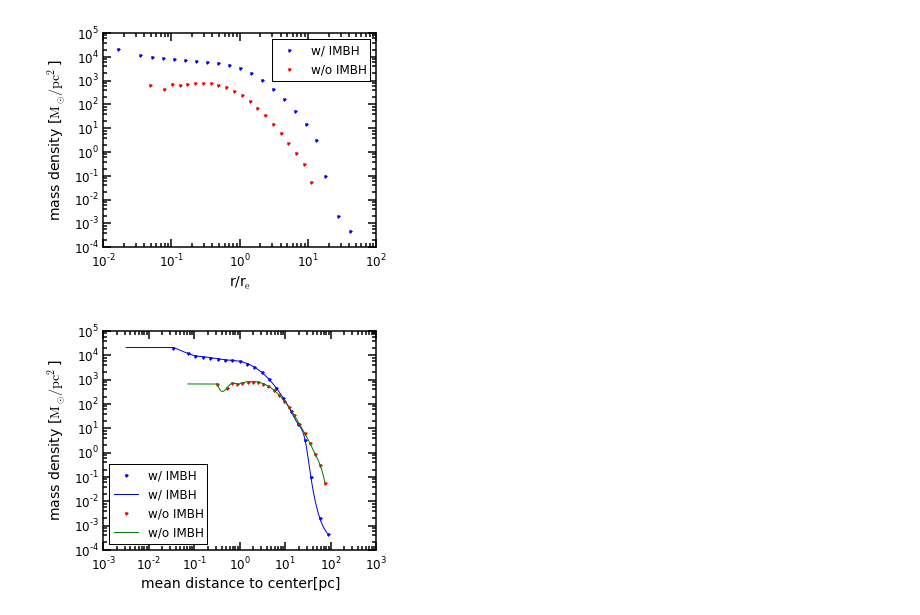
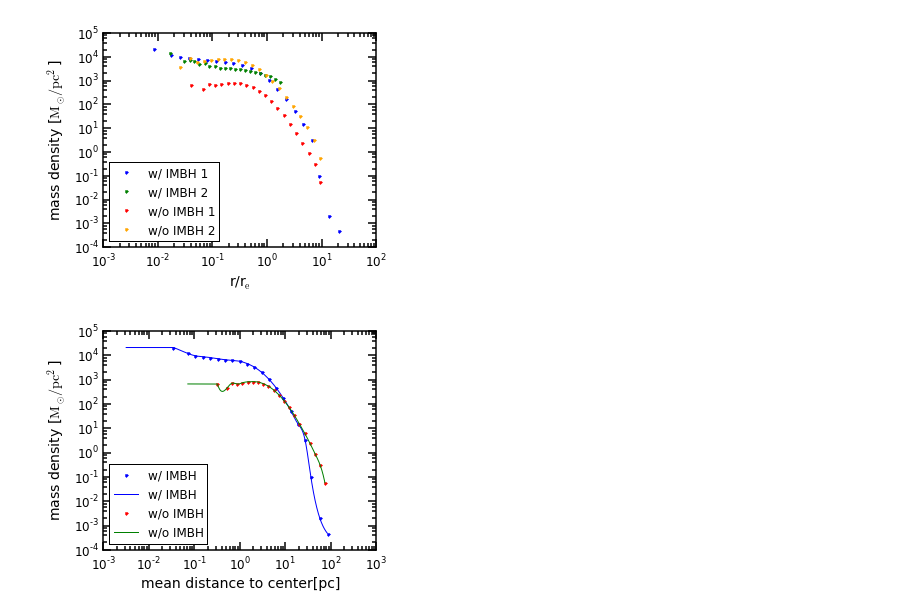
Before and after one commit to sophialilleengen/GC_actions, a Jupyter notebook: density profile 3d with Paolo class both simulations.ipynb, the cells around one changed output. Drawn from its saved outputs; the diff is of its cells as text; code cells hidden in the pictures.

```diff
--- a/density profile 3d with Paolo class both simulations.ipynb
+++ b/density profile 3d with Paolo class both simulations.ipynb
@@ -34,3 +52,3 @@ bh=GCphasespace(r_3d,bin_num=20)
 # %%
 ### load half light and half mass radii for both simulations ###
-hmr_bh,hlr_bh,hmr_wo_bh,hlr_wo_bh=np.loadtxt('half_mass_and_half_light_radius')
+hmr_bh_1,hmr_bh_2,hlr_bh_1,hlr_bh_2,hmr_wo_bh_1,hmr_wo_bh_2,hlr_wo_1,hlr_wo_2=np.loadtxt('half_mass_and_half_light_radius')
@@ -64,2 +71,35 @@ r_plot_wobh= r_dens_wobh/hlr_wo_bh
+# %%
+### take IMBH out of data 2###
+mges_2=np.sum(m1_2+m2_2)
+r3d0_2=r_3d_2[0]
+m10_2=m1_2[0]
+m20_2=m2_2[0]
+x0_2=x_2[0]
+y0_2=y_2[0]
+z0_2=z_2[0]
+
+r_3d_crop_2=r_3d_2[1:]
+m1_crop_2=m1_2[1:]
+m2_crop_2=m2_2[1:]
+x_crop_2=x_2[1:]
+y_crop_2=y_2[1:]
+z_crop_2=z_2[1:]
+# %%
+### calculate mean density and its mean radius and save them ###
+r_dens_bh_1,dens_bh_1=bh_1.density(r_3d_crop_1,m1_crop_1,m2_crop_1,r_3d_crop_1[300],np.max(r_3d_crop_1),step=20)
+r_dens_bh_2,dens_bh_2=bh_2.density(r_3d_crop_2,m1_crop_2,m2_crop_2,r_3d_crop_2[300],np.max(r_3d_crop_2),step=20)
+r_dens_wobh_1,dens_wobh_1=wobh_1.density(r_3d_wo_1,m1_wo_1,m2_wo_1,r_3d_wo_1[300],np.max(r_3d_wo_1),step=20)
+r_dens_wobh_2,dens_wobh_2=wobh_2.density(r_3d_wo_2,m1_wo_2,m2_wo_2,r_3d_wo_2[300],np.max(r_3d_wo_2),step=20)
+
+np.savetxt('densityfile_IMBH1.txt',(r_dens_bh_1,dens_bh_1))
+np.savetxt('densityfile_IMBH2.txt',(r_dens_bh_2,dens_bh_2))
+np.savetxt('densityfile_noIMBH1.txt',(r_dens_wobh_1,dens_wobh_1))
+np.savetxt('densityfile_noIMBH2.txt',(r_dens_wobh_2,dens_wobh_2))
+# %%
+### calculate distance over effective radius ###
+r_plot_bh_1=r_dens_bh_1/hmr_bh_1
+r_plot_bh_2=r_dens_bh_2/hmr_bh_2
+r_plot_wobh_1= r_dens_wobh_1/hmr_wo_bh_1
+r_plot_wobh_2= r_dens_wobh_2/hmr_wo_bh_2
 # %%
 ### initialize orbit objects ###
@@ -72,35 +116,37 @@ intpol_dens_wobh=orb_wobh.density(r_3d_wo)
 # %%
 ### plot both densities over r over effective radius ###
 fig = plt.figure(figsize=(5,4))
 ax1 = fig.add_subplot(111)
 #ax2 = ax1.twiny()
 
-ax1.loglog(r_plot_bh,dens_bh,'b.',label='w/ IMBH')
-ax1.loglog(r_plot_wobh,dens_wobh,'r.', label='w/o IMBH')
+ax1.loglog(r_plot_bh_1,dens_bh_1,'b.',label='w/ IMBH 1')
+ax1.loglog(r_plot_bh_2,dens_bh_2,'g.',label='w/ IMBH 2')
+ax1.loglog(r_plot_wobh_1,dens_wobh_1,'r.', label='w/o IMBH 1')
+ax1.loglog(r_plot_wobh_2,dens_wobh_2,'.',color='orange', label='w/o IMBH 2')
 ax1.legend(loc=0,numpoints=1)
 
 #ax1.set_xlim(0.01,100)
 #ax1.set_ylim(0.00001,1000000)
 ax1.set_xlabel('r/r$_\mathrm{e}$',fontsize=14)
 ax1.set_ylabel('mass density [$\mathrm{M}_\odot/\mathrm{pc}^2$]',fontsize=14)
 
 #ax2.set_xlim((0.01/5000)*360*3600/(2*np.pi),(100./5000)*360*3600/(2*np.pi)) #calculates x limits from parsec to arcsec
 #ax2.set_xscale('log')
 #ax2.set_xlabel('mean distance from center [arcsec]',fontsize=14)
 
 #fig.savefig('3d density profile numerical fit without imbh')
 ax1.spines['top'].set_linewidth(1.5)
 ax1.spines['right'].set_linewidth(1.5)
 ax1.spines['bottom'].set_linewidth(1.5)
 ax1.spines['left'].set_linewidth(1.5)
 
 ax1.tick_params(length=8,width=1.5,labelsize=12)
 #ax2.tick_params(length=8,width=1.5,labelsize=12)
 ax1.tick_params(which='minor',length=4,width=1.5)
 #ax2.tick_params(which='minor',length=4,width=1.5)
 fig.tight_layout()
 # %% [output]
-[figure, old version]
+[figure, new version]
 # %%
 ### plot both densities and interpolations over r ###
 fig = plt.figure(figsize=(5,4))
```
Also changed, not shown: parts of 12 cells of this notebook.
